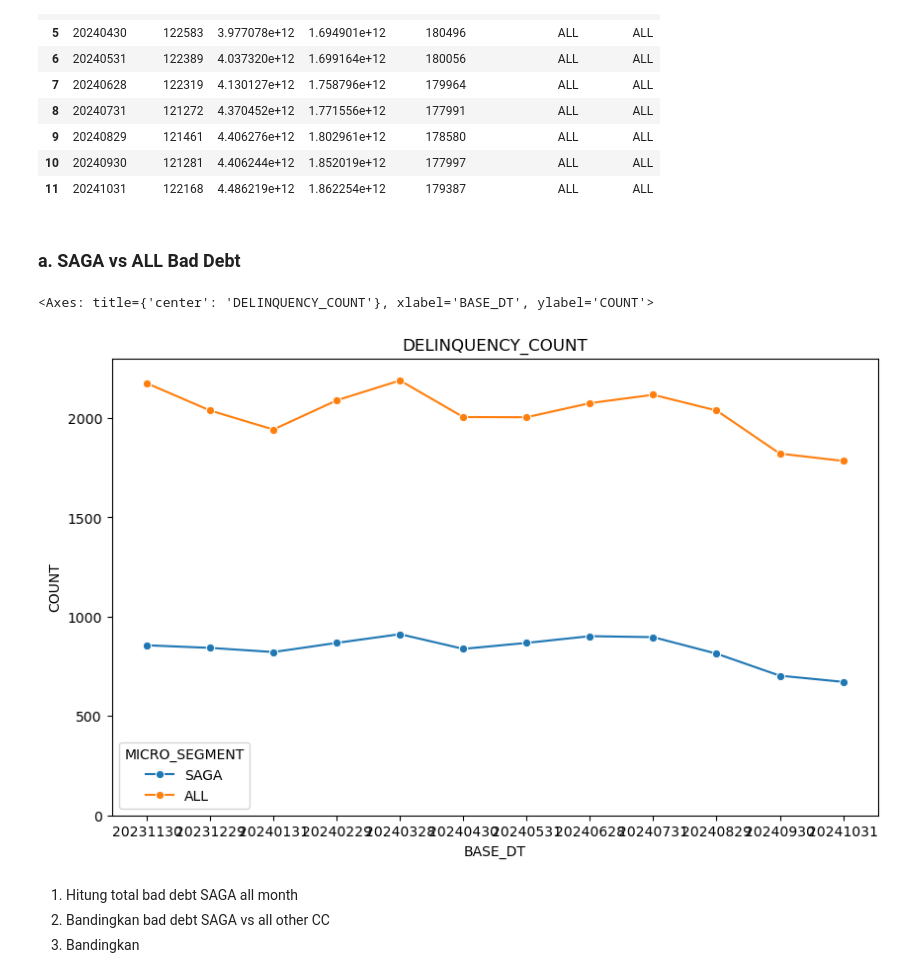
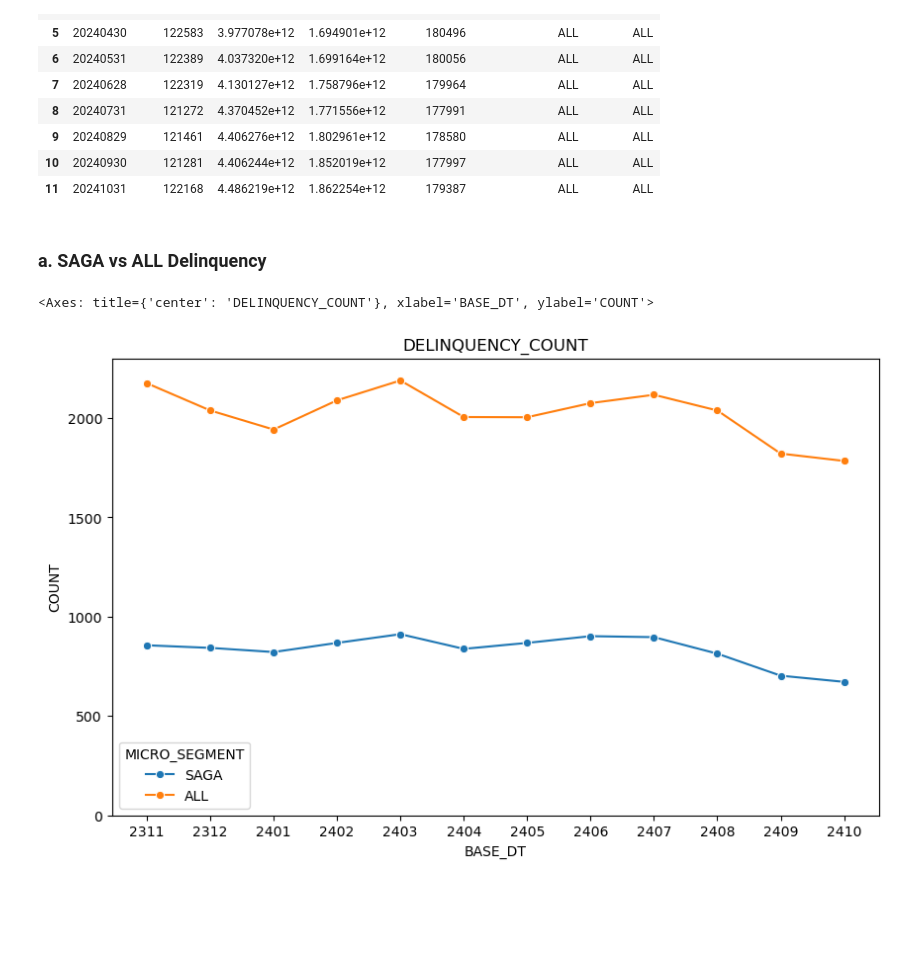
Before and after one commit to Sinxisx/Credit-Card-Analysis, a Jupyter notebook: Scratch.ipynb, the cells around one changed output. Saved outputs shown, nothing was run; the diff lists cells and outputs as text; code cells hidden in the pictures; blank space fills up the shorter version.

```diff
--- a/Scratch.ipynb
+++ b/Scratch.ipynb
@@ -735,19 +827,19 @@ TotalGCIFCount
 | 10 | 20240930 | 121281 | 4.406244e+12 | 1.852019e+12 | 177997 | ALL | ALL |
 | 11 | 20241031 | 122168 | 4.486219e+12 | 1.862254e+12 | 179387 | ALL | ALL |
 # %% [markdown]
-### a. SAGA vs ALL Bad Debt
+### a. SAGA vs ALL Delinquency
 # %%
 # concat data
 GCIFPlot1 = pd.concat([SAGADeliGCIFCount,TotalDeliGCIFCount])
 GCIFPlot1['BASE_DT'] = GCIFPlot1['BASE_DT'].str[2:6]
 
 # Plot delinquency count per month
 plt.figure(figsize=(10,6))
 plt.title("DELINQUENCY_COUNT")
 plt.xlabel("BASE_DT")
 plt.ylabel("COUNT")
 plt.ylim((0,2300))
-sns.lineplot(data=), x="BASE_DT", y='CUST_NUM', hue='MICRO_SEGMENT', marker="o")
+sns.lineplot(data=GCIFPlot1, x="BASE_DT", y='CUST_NUM', hue='MICRO_SEGMENT', marker="o")
 # %% [output]
 <Axes: title={'center': 'DELINQUENCY_COUNT'}, xlabel='BASE_DT', ylabel='COUNT'>
-[figure, old version]
+[figure, new version]
@@ -757,4 +845,0 @@ sns.lineplot(data=), x="BASE_DT", y='CUST_NUM', hue='MICRO_SEGMENT', marker="o")
-# %% [markdown]
-1. Hitung total bad debt SAGA all month
-2. Bandingkan bad debt SAGA vs all other CC
-2. Bandingkan
```
Also changed, not shown: parts of 65 cells of this notebook, 2 other files.
